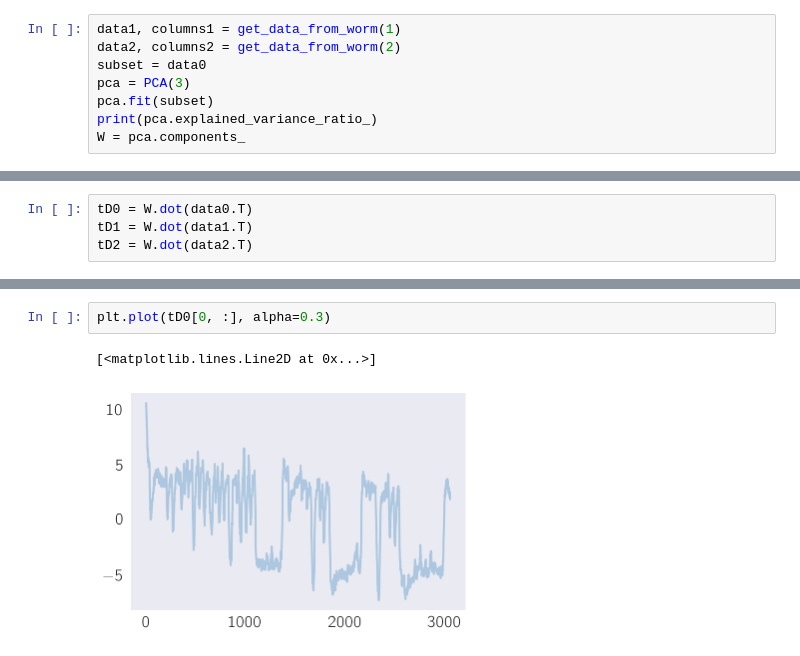
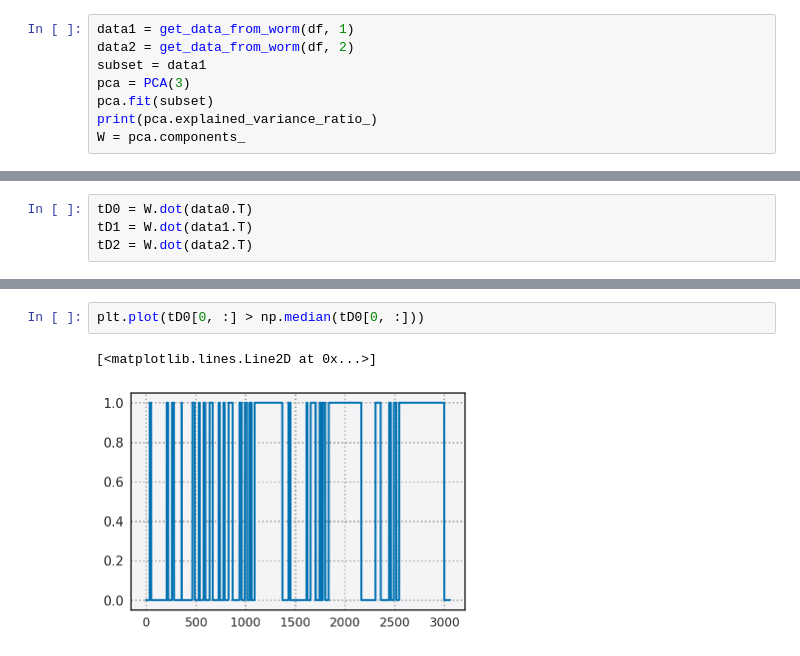
Before and after one commit to dangeles/WormsDream, a Jupyter notebook: src/oxygen_stimulus.ipynb, the cells around one changed output, grey strips where cells are left out. Cells and saved outputs as stored; diff of their text form.

```diff
--- a/src/oxygen_stimulus.ipynb
+++ b/src/oxygen_stimulus.ipynb
@@ -263,7 +231,7 @@ melt_covar[melt_covar.covariance > np.percentile(melt_covar.covariance, 99)]
 # %%
-data1, columns1 = get_data_from_worm(1)
-data2, columns2 = get_data_from_worm(2)
-subset = data0
+data1 = get_data_from_worm(df, 1)
+data2 = get_data_from_worm(df, 2)
+subset = data1
 pca = PCA(3)
 pca.fit(subset)
 print(pca.explained_variance_ratio_)
@@ -303,5 +282,5 @@ plt.plot(data0[:, 15], alpha=0.3)
 # %%
-plt.plot(tD0[0, :], alpha=0.3)
+plt.plot(tD0[0, :] > np.median(tD0[0, :]))
 # %% [output]
 [<matplotlib.lines.Line2D at 0x...>]
-[figure, old version]
+[figure, new version]
```
Also changed, not shown: parts of 17 cells of this notebook.
